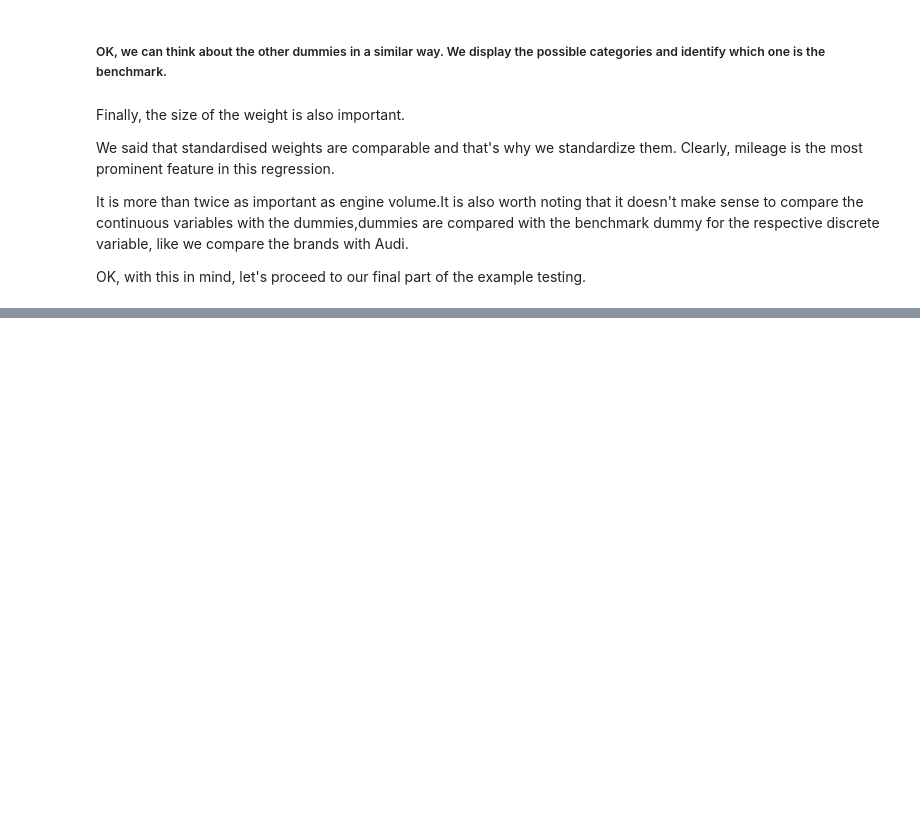
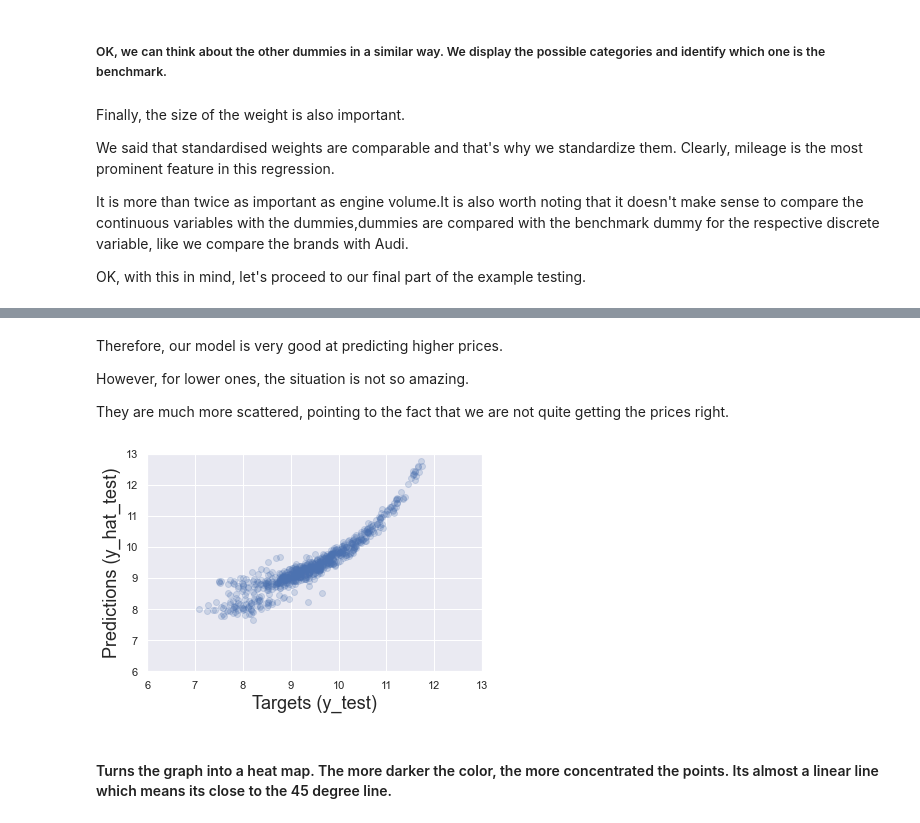
Before and after one commit to mfrancis10/Machine_Learning_101, a Jupyter notebook: RealExample.ipynb, the cells around one changed output, grey strips where cells are left out. Drawn from its saved outputs; the diff is of its cells as text; code cells hidden in the pictures; blank space fills up the shorter version.

```diff
--- a/RealExample.ipynb
+++ b/RealExample.ipynb
@@ -694,0 +755,20 @@ OK, with this in mind, let's proceed to our final part of the example testing.
+# %% [markdown]
+Therefore, our model is very good at predicting higher prices.
+
+However, for lower ones, the situation is not so amazing.
+
+They are much more scattered, pointing to the fact that we are not quite getting the prices right.
+# %%
+#show the opacity of the points by adding the alpha argument
+#alpha takes values from 0 to 1
+# 1 is the default
+plt.scatter(y_test, y_hat_test, alpha=0.2)
+plt.xlabel('Targets (y_test)', size=18)
+plt.ylabel('Predictions (y_hat_test)', size=18)
+plt.xlim(6,13)
+plt.ylim(6,13)
+plt.show()
+# %% [output]
+[figure, added]
+# %% [markdown]
+#### Turns the graph into a heat map.  The more darker the color, the more concentrated the points.  Its almost a linear line which means its close to the 45 degree line.
```
Also changed, not shown: parts of 28 cells of this notebook, 2 other files.
